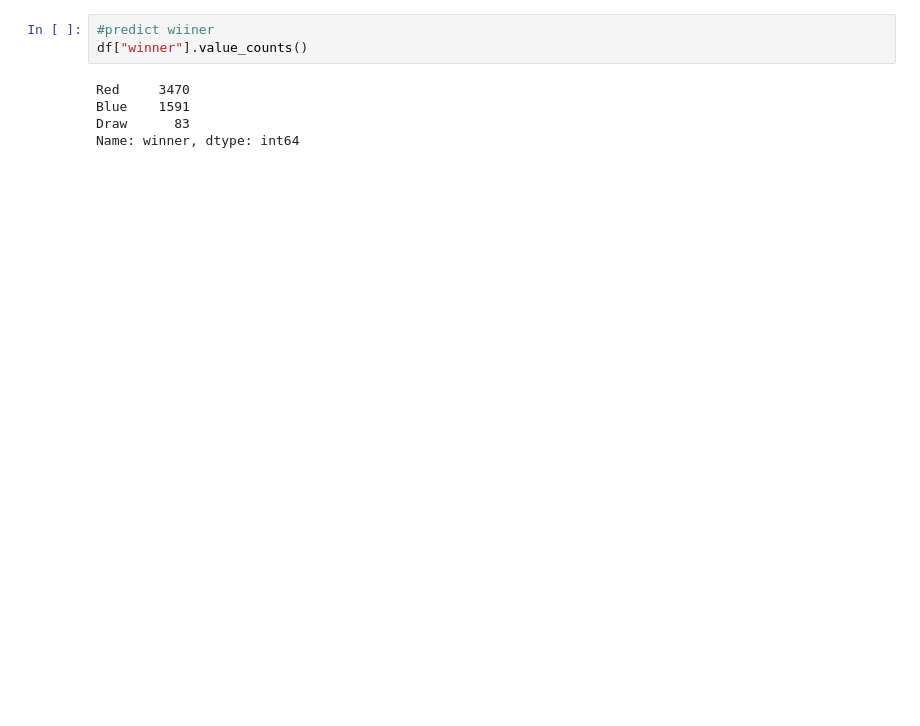
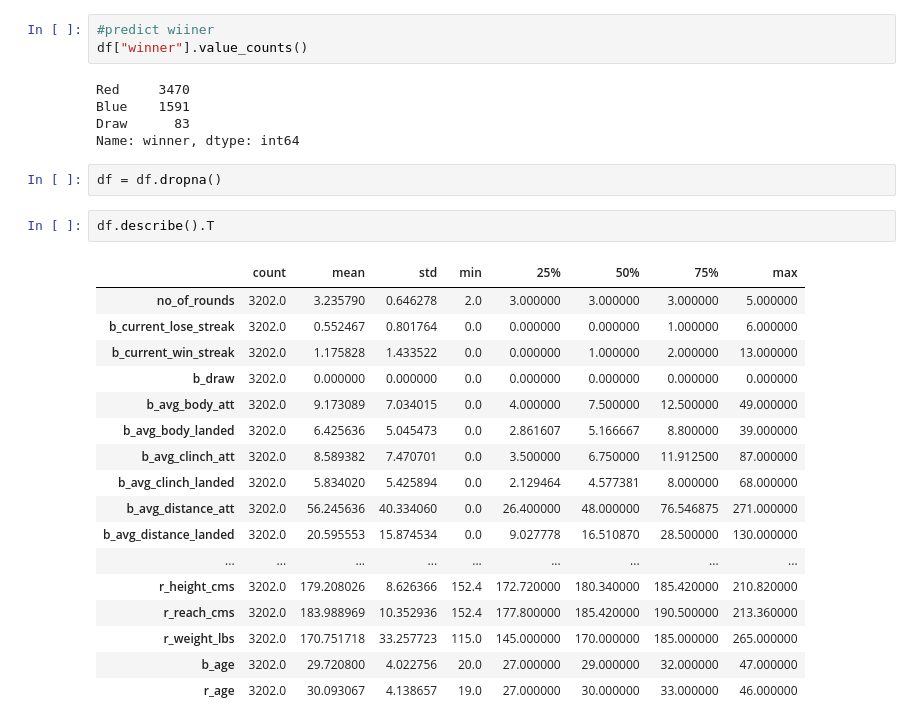
Before and after one commit to brandonanhorn/projects, a Jupyter notebook: ufc/exploratory.ipynb, the cells around one changed output. Cells and saved outputs as stored; diff of their text form; blank space fills up the shorter version.

```diff
--- a/ufc/exploratory.ipynb
+++ b/ufc/exploratory.ipynb
@@ -72,3 +72,25 @@ Red     3470
 Blue    1591
 Draw      83
 Name: winner, dtype: int64
+# %%
+df = df.dropna()
+# %%
+df.describe().T
+# %% [output]
+|  | count | mean | std | min | 25% | 50% | 75% | max |
+| no_of_rounds | 3202.0 | 3.235790 | 0.646278 | 2.0 | 3.000000 | 3.000000 | 3.000000 | 5.000000 |
+| b_current_lose_streak | 3202.0 | 0.552467 | 0.801764 | 0.0 | 0.000000 | 0.000000 | 1.000000 | 6.000000 |
+| b_current_win_streak | 3202.0 | 1.175828 | 1.433522 | 0.0 | 0.000000 | 1.000000 | 2.000000 | 13.000000 |
+| b_draw | 3202.0 | 0.000000 | 0.000000 | 0.0 | 0.000000 | 0.000000 | 0.000000 | 0.000000 |
+| b_avg_body_att | 3202.0 | 9.173089 | 7.034015 | 0.0 | 4.000000 | 7.500000 | 12.500000 | 49.000000 |
+| b_avg_body_landed | 3202.0 | 6.425636 | 5.045473 | 0.0 | 2.861607 | 5.166667 | 8.800000 | 39.000000 |
+| b_avg_clinch_att | 3202.0 | 8.589382 | 7.470701 | 0.0 | 3.500000 | 6.750000 | 11.912500 | 87.000000 |
+| b_avg_clinch_landed | 3202.0 | 5.834020 | 5.425894 | 0.0 | 2.129464 | 4.577381 | 8.000000 | 68.000000 |
+| b_avg_distance_att | 3202.0 | 56.245636 | 40.334060 | 0.0 | 26.400000 | 48.000000 | 76.546875 | 271.000000 |
+| b_avg_distance_landed | 3202.0 | 20.595553 | 15.874534 | 0.0 | 9.027778 | 16.510870 | 28.500000 | 130.000000 |
+| ... | ... | ... | ... | ... | ... | ... | ... | ... |
+| r_height_cms | 3202.0 | 179.208026 | 8.626366 | 152.4 | 172.720000 | 180.340000 | 185.420000 | 210.820000 |
+| r_reach_cms | 3202.0 | 183.988969 | 10.352936 | 152.4 | 177.800000 | 185.420000 | 190.500000 | 213.360000 |
+| r_weight_lbs | 3202.0 | 170.751718 | 33.257723 | 115.0 | 145.000000 | 170.000000 | 185.000000 | 265.000000 |
+| b_age | 3202.0 | 29.720800 | 4.022756 | 20.0 | 27.000000 | 29.000000 | 32.000000 | 47.000000 |
+| r_age | 3202.0 | 30.093067 | 4.138657 | 19.0 | 27.000000 | 30.000000 | 33.000000 | 46.000000 |
```
Also changed, not shown: parts of 13 cells of this notebook.
